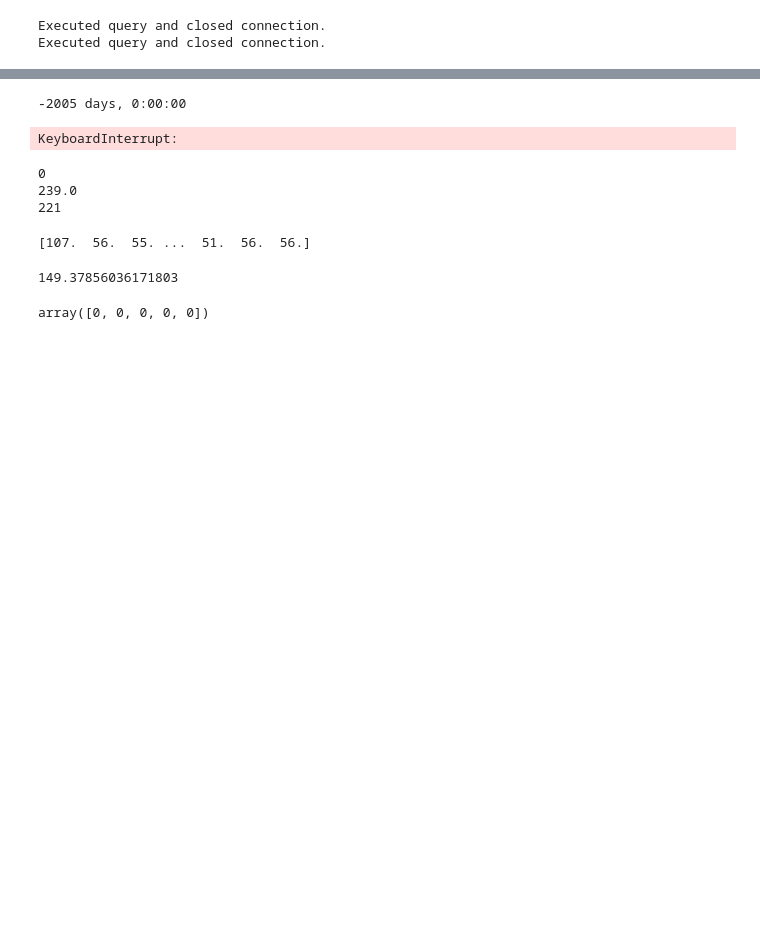
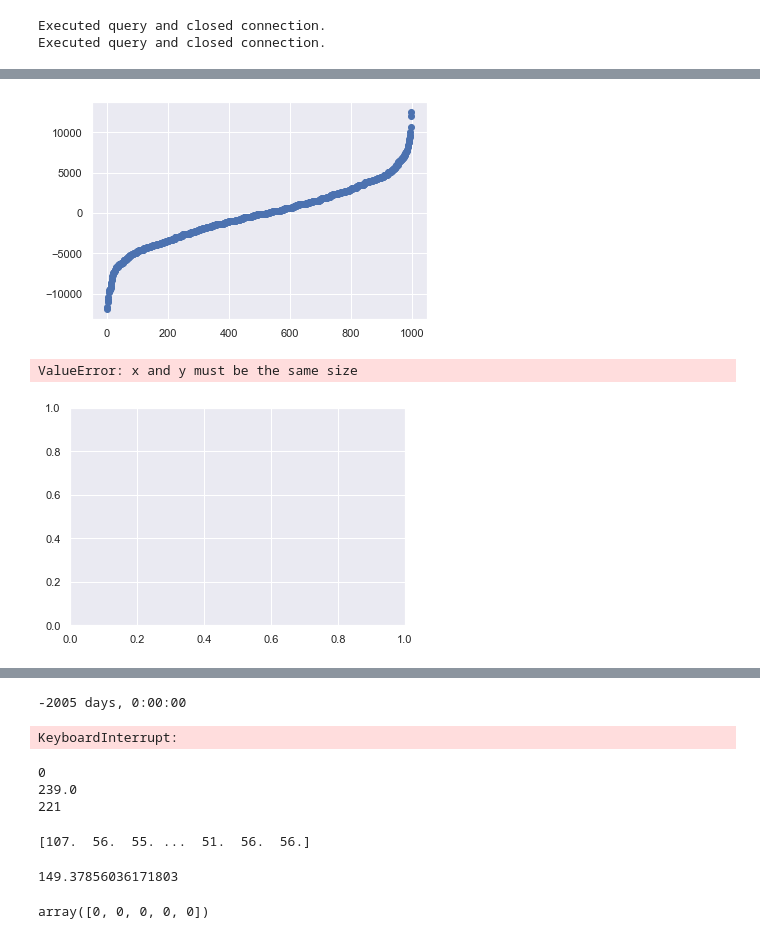
Before and after one commit to j-friis/Bachelors-Thesis, a Jupyter notebook: Implementation/flat_freq_oracle.ipynb, the cells around one changed output, grey strips where cells are left out. Drawn from its saved outputs; the diff is of its cells as text; code cells hidden in the pictures; blank space fills up the shorter version.

```diff
--- a/Implementation/flat_freq_oracle.ipynb
+++ b/Implementation/flat_freq_oracle.ipynb
@@ -201,7 +201,7 @@ class OLH_flat:
 
             idx = self.idx_dict[date_obj_0]
             noise_count = self.noise_counts[idx]
-            return OLH_answer(noise_count, N, D)
+            return self.OLH_answer(noise_count, N, D)
 
         else:
             date_obj_0 = datetime.strptime(dates[0],'%Y-%m-%d').date()
@@ -249,0 +250,59 @@ print(FLAT_OLH.noise_counts)
+# %%
+import matplotlib.pyplot as plt
+
+epsilon = 1.
+
+test_dates = all_dates[:128].copy()
+test_counts = all_counts[:128].copy()
+
+number_of_queries = 1000
+range_dates = ('2014-01-02','2014-01-9')
+answears128 = np.zeros(number_of_queries)
+corret_answear = np.sum(all_counts[0:8])
+
+for i in range(0,number_of_queries):
+    FLAT_OLH = OLH_flat(e, test_dates, test_counts)
+    a = FLAT_OLH.answer(range_dates)
+    answears128[i] = a
+
+x = np.arange(0,number_of_queries)
+answears128.sort()
+plt.scatter(x,answears128)
+plt.show()
+
+test_dates = all_dates[:64].copy()
+test_counts = all_counts[:64].copy()
+number_of_queries = 100
+
+range_dates = ('2014-01-02','2014-01-9')
+answears_64 = np.zeros(number_of_queries)
+
+for i in range(0,number_of_queries):
+    FLAT_OLH = OLH_flat(e, test_dates, test_counts)
+    a = FLAT_OLH.answer(range_dates)
+    answears_64[i] = a
+
+answears_64.sort()
+plt.scatter(x,answears_64)
+plt.show()
+
+test_dates = all_dates[:32].copy()
+test_counts = all_counts[:32].copy()
+number_of_queries = 100
+
+range_dates = ('2014-01-02','2014-01-9')
+answears_32 = np.zeros(number_of_queries)
+
+for i in range(0,number_of_queries):
+    FLAT_OLH = OLH_flat(e, test_dates, test_counts)
+    a = FLAT_OLH.answer(range_dates)
+    answears_32[i] = a
+
+answears_32.sort()
+plt.scatter(x,answears_32)
+plt.show()
+print(corret_answear)
+# %% [output]
+[figure, added]
+ValueError: x and y must be the same size
+[figure, added]
```
Also changed, not shown: parts of 3 cells of this notebook, 2 other files.
